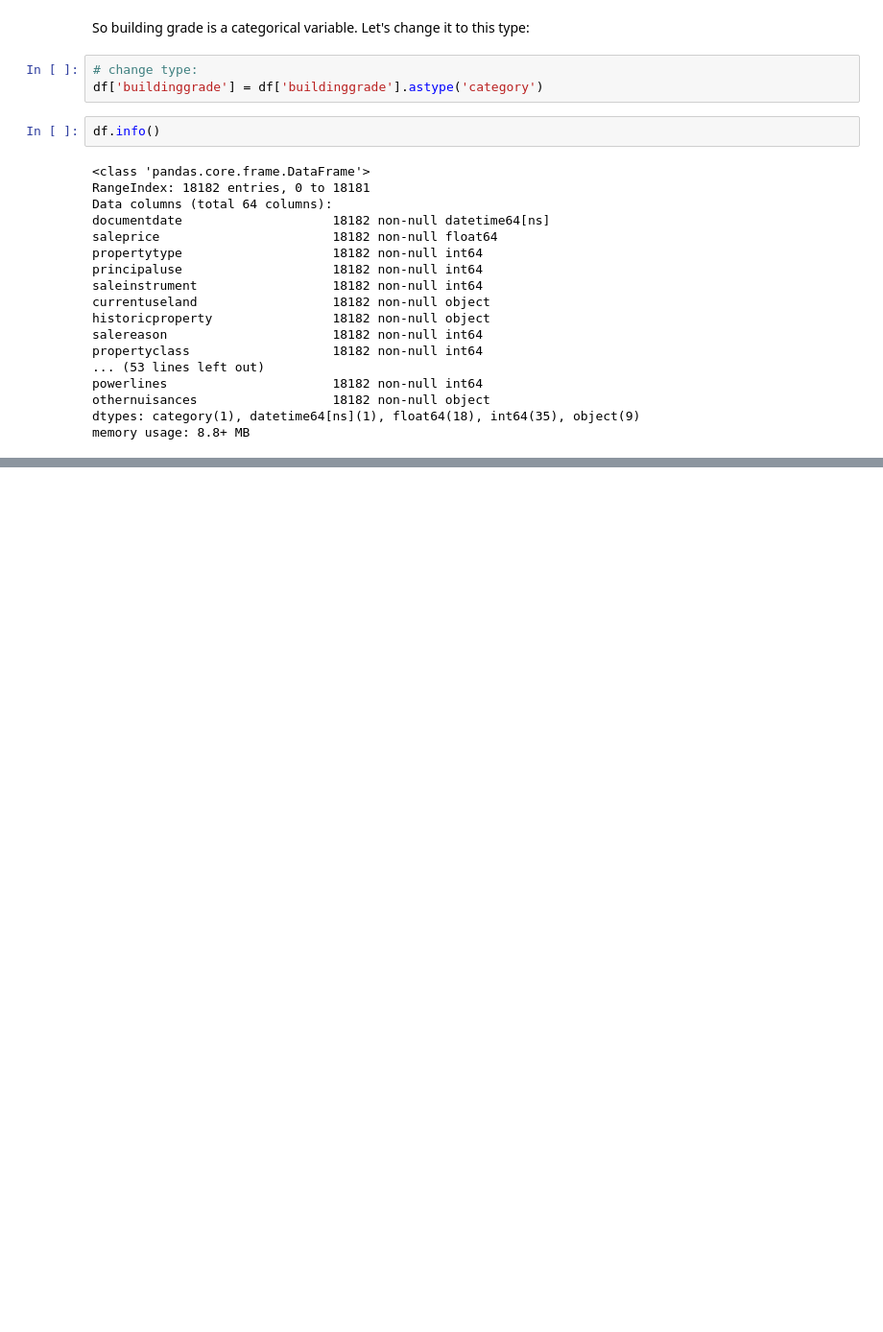
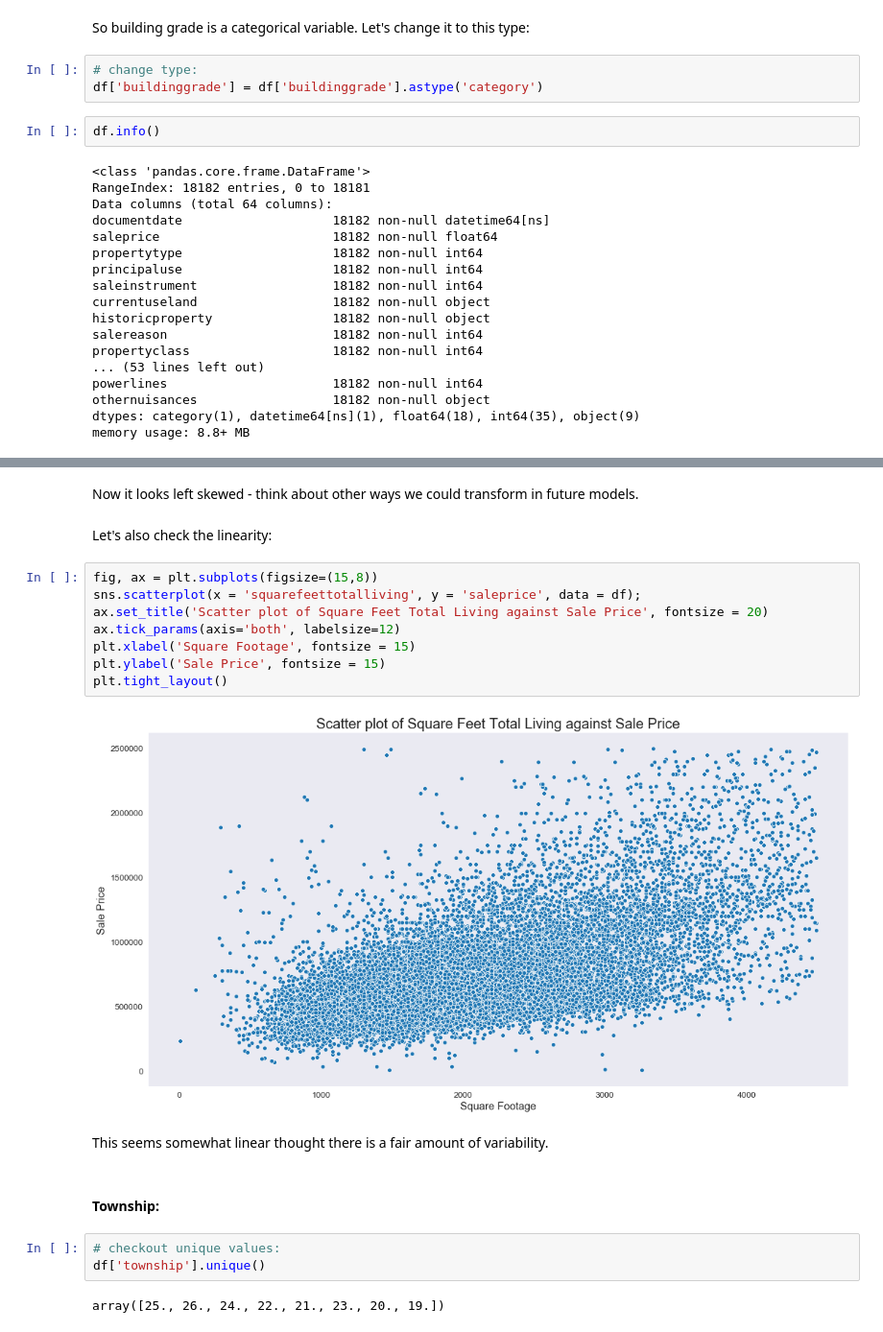
Before and after one commit to lecritch/king_county_housing_prices_linear_regression, a Jupyter notebook: exploratory/lmc_notebooks/fsm1_lc.ipynb, the cells around one changed output, grey strips where cells are left out. Shown at 96% size. Cells and saved outputs as stored; diff of their text form; blank space fills up the shorter version.

```diff
--- a/exploratory/lmc_notebooks/fsm1_lc.ipynb
+++ b/exploratory/lmc_notebooks/fsm1_lc.ipynb
@@ -253,0 +332,23 @@ memory usage: 8.8+ MB
+# %% [markdown]
+Now it looks left skewed - think about other ways we could transform in future models.
+# %% [markdown]
+Let's also check the linearity:
+# %%
+fig, ax = plt.subplots(figsize=(15,8))
+sns.scatterplot(x = 'squarefeettotalliving', y = 'saleprice', data = df);
+ax.set_title('Scatter plot of Square Feet Total Living against Sale Price', fontsize = 20)
+ax.tick_params(axis='both', labelsize=12)
+plt.xlabel('Square Footage', fontsize = 15)
+plt.ylabel('Sale Price', fontsize = 15)
+plt.tight_layout()
+# %% [output]
+[figure, added]
+# %% [markdown]
+This seems somewhat linear thought there is a fair amount of variability.
+# %% [markdown]
+#### Township:
+# %%
+# checkout unique values:
+df['township'].unique()
+# %% [output]
+array([25., 26., 24., 22., 21., 23., 20., 19.])
```
Also changed, not shown: parts of 74 cells of this notebook, 2 other files.
